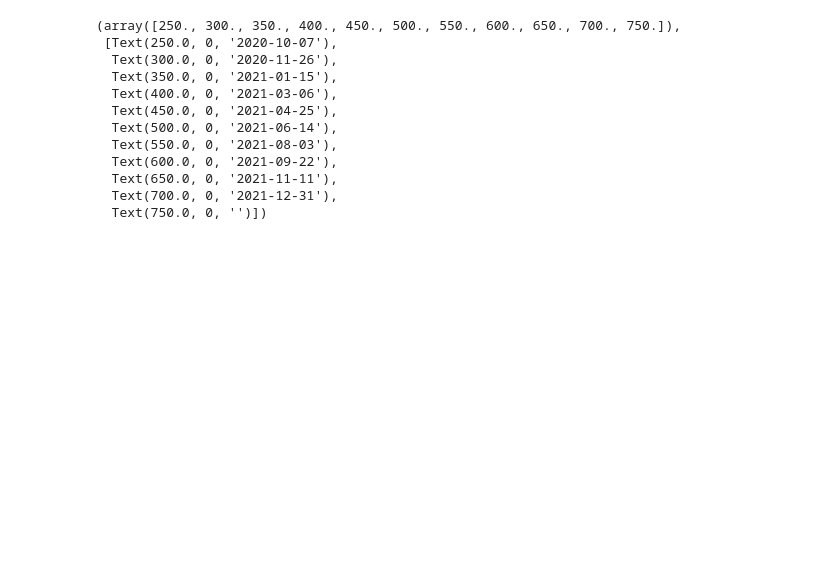
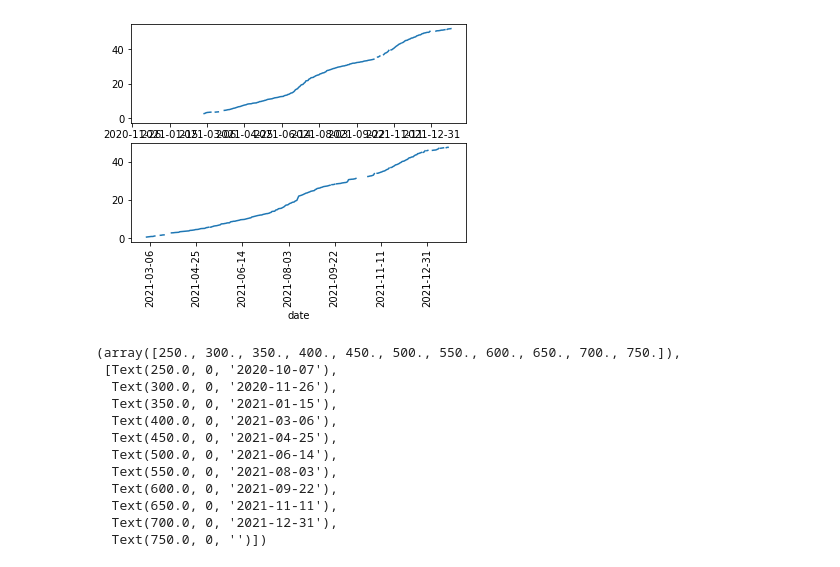
Before and after one commit to comptech-winter-school/covid19-prediction, a Jupyter notebook: graph_rus.ipynb, the cells around one changed output. Cells and saved outputs as stored; diff of their text form; code cells hidden in the pictures; blank space fills up the shorter version.

```diff
--- a/graph_rus.ipynb
+++ b/graph_rus.ipynb
@@ -2,6 +2,28 @@
 import numpy as np
 import pandas as pd
 import matplotlib.pyplot as plt
+# %%
+def plot_features(dataframe, features):
+    features_count = len(features)
+    assert features_count > 0
+
+    fig, axs = plt.subplots(features_count)
+
+    if features_count == 1:
+        pass
+
+    for i, feature in enumerate(features):
+        feature_ax = axs[i]
+
+        data = dataframe[feature]
+
+        data.plot(ax=feature_ax)
+        plt.xticks(rotation=90)
+# %%
+features = ['people_vaccinated_per_hundred', 'people_fully_vaccinated_per_hundred']
+plot_features(df, features)
+# %% [output]
+[figure, added]
 # %%
 df = pd.read_csv("C:/Users/tanya/rus_search/rus-covid-data.csv").reset_index().set_index("date")
 # %%
```
Also changed, not shown: 1 other file.
